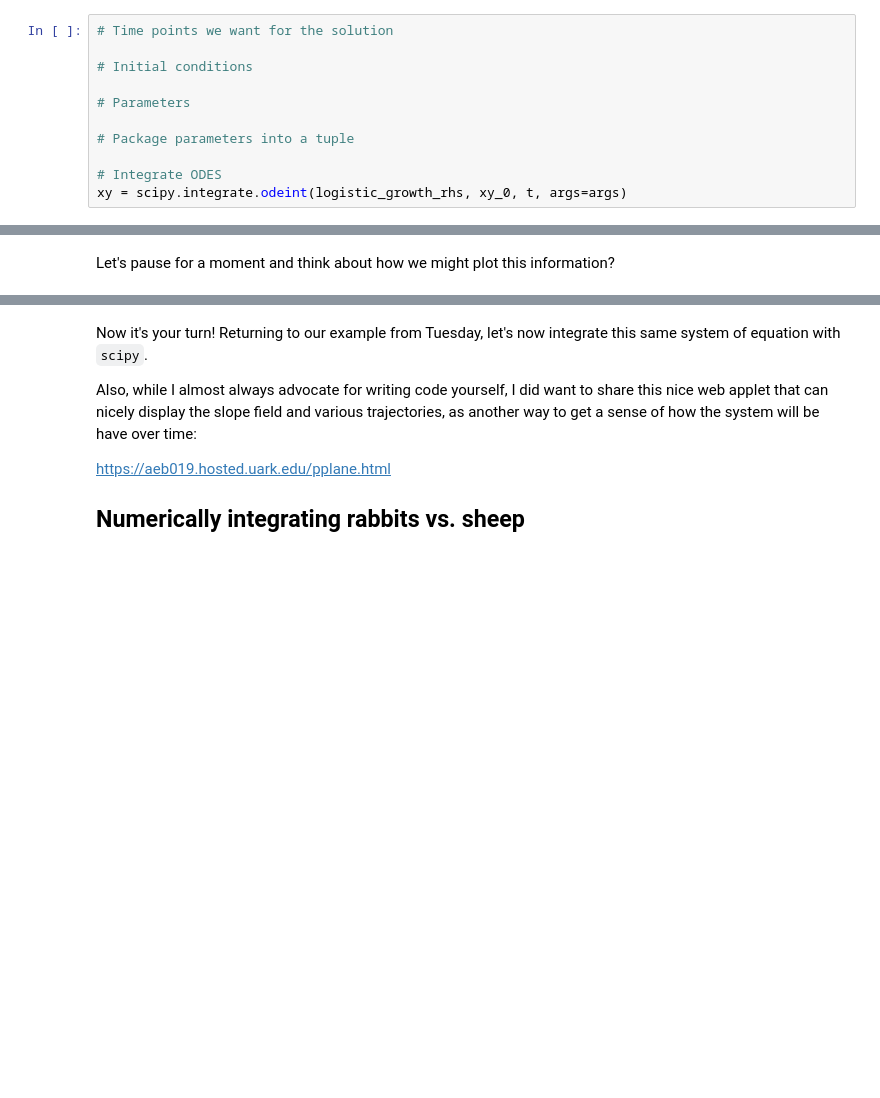
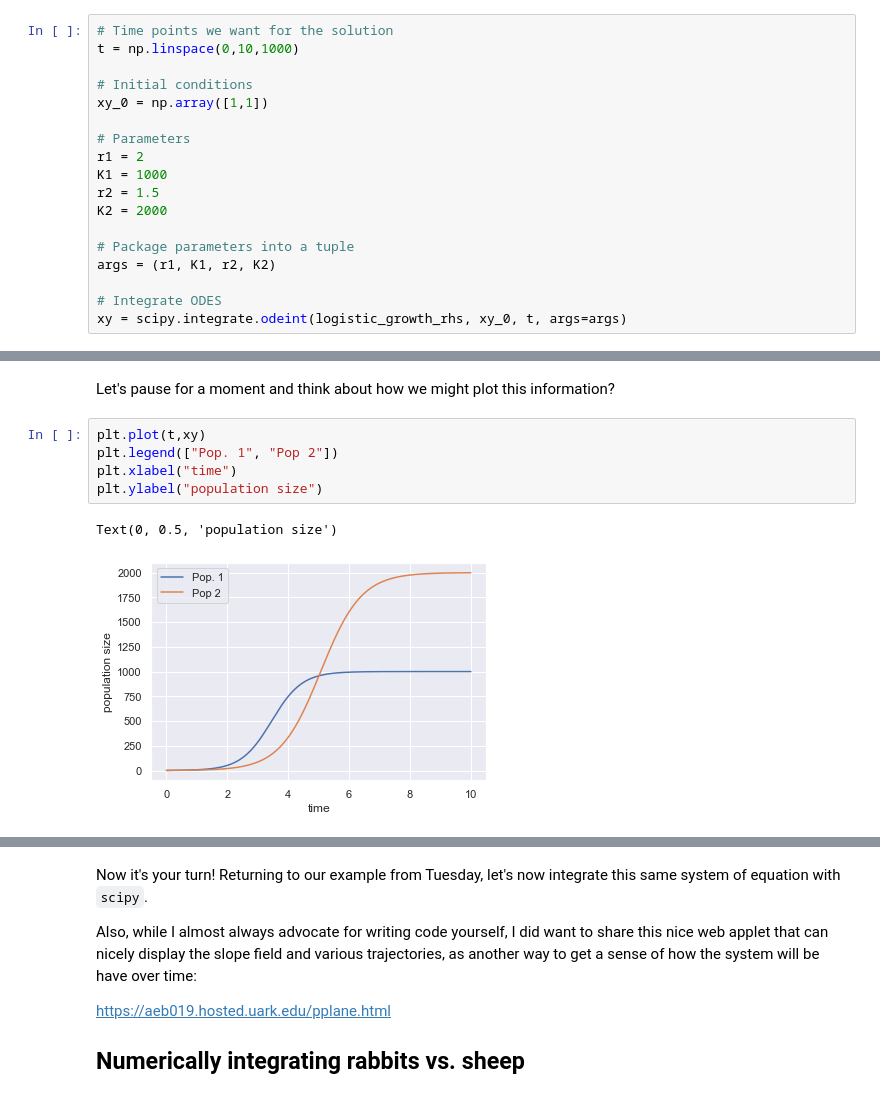
Before and after one commit to sbeeler/BIOL301_Fall2022, a Jupyter notebook: _sources/04_scipy_integration.ipynb, the cells around one changed output, grey strips where cells are left out. Cells and saved outputs as stored; diff of their text form; blank space fills up the shorter version.

```diff
--- a/_sources/04_scipy_integration.ipynb
+++ b/_sources/04_scipy_integration.ipynb
@@ -58,12 +77,19 @@ We can then call our `scipy.integrat.odeint` fucntion which takes the following
 - And `args`, a tuple containing all of our parameters
 # %%
 # Time points we want for the solution
+t = np.linspace(0,10,1000)
 
 # Initial conditions
+xy_0 = np.array([1,1])
 
 # Parameters
+r1 = 2
+K1 = 1000
+r2 = 1.5
+K2 = 2000
 
 # Package parameters into a tuple
+args = (r1, K1, r2, K2)
 
 # Integrate ODES
 xy = scipy.integrate.odeint(logistic_growth_rhs, xy_0, t, args=args)
@@ -81,3 +107,11 @@ array([[1.00000000e+00, 1.00000000e+00],
        [9.99997941e+02, 1.99877775e+03]])
 # %% [markdown]
 Let's pause for a moment and think about how we might plot this information?
+# %%
+plt.plot(t,xy)
+plt.legend(["Pop. 1", "Pop 2"])
+plt.xlabel("time")
+plt.ylabel("population size")
+# %% [output]
+Text(0, 0.5, 'population size')
+[figure, added]
```
Also changed, not shown: parts of 10 cells of this notebook, 7 other files.
